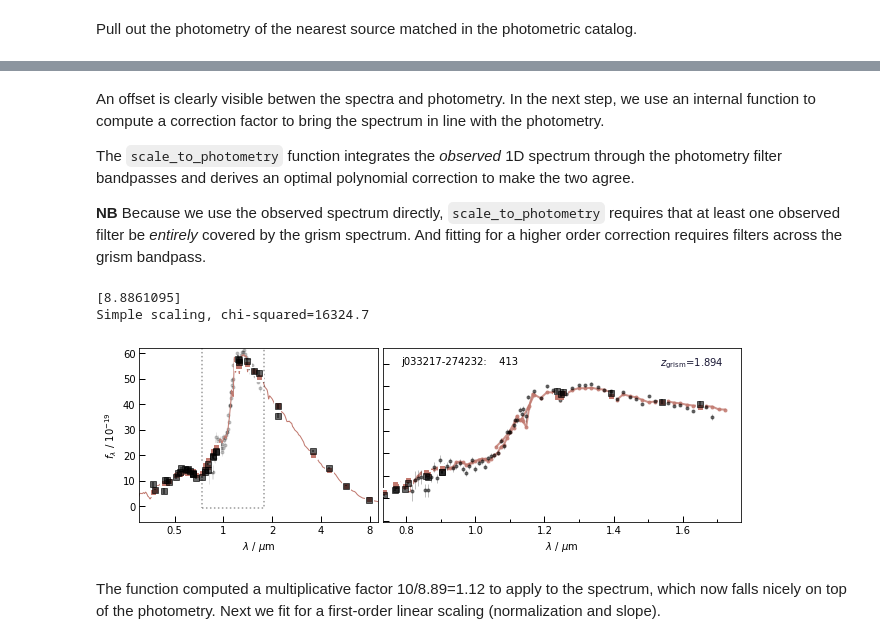
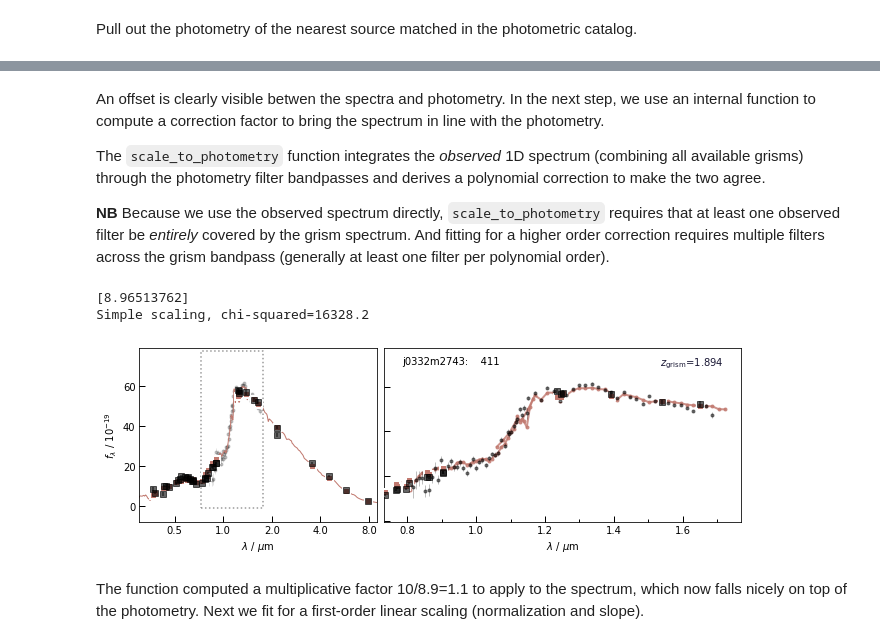
Before and after one commit to gbrammer/grizli, a Jupyter notebook: examples/Fit-with-Photometry.ipynb, the cells around one changed output, grey strips where cells are left out. Saved outputs shown, nothing was run; the diff lists cells and outputs as text; code cells hidden in the pictures.

```diff
--- a/examples/Fit-with-Photometry.ipynb
+++ b/examples/Fit-with-Photometry.ipynb
@@ -59,7 +60,7 @@ version = 'v4.1'
 params = {}
 params['CATALOG_FILE'] = '{0}_3dhst.{1}.cats/Catalog/{0}_3dhst.{1}.cat'.format(field, version)
 params['Z_STEP'] = 0.002
-params['Z_MAX'] = 4
+params['Z_MAX'] = 10
 
 params['MAIN_OUTPUT_FILE'] = '{0}_3dhst.{1}.eazypy'.format(field, version)
 params['PRIOR_FILTER'] = 205
@@ -111,7 +112,7 @@ t0 = args['t0']
 ##
 ## `zgrid` defaults to ez.zgrid, be explicit here to show you can
 ## change it.
-ep = photoz.EazyPhot(ez, grizli_templates=t0, zgrid=ez.zgrid)
+phot_obj = photoz.EazyPhot(ez, grizli_templates=t0, zgrid=ez.zgrid)
 # %% [output]
 Process template fsps/fsps_QSF_12_v3_nolines_001.dat.
 Process template fsps/fsps_QSF_12_v3_nolines_002.dat.
@@ -138,7 +139,7 @@ tab['ra'] = [53.0657456, 53.0624459]
 tab['dec'] = [-27.720518, -27.707018]
 
 # Internal grizli catalog
-gcat = utils.read_catalog('j033217-274232_phot.fits')
+gcat = utils.read_catalog('{0}_phot.fits'.format(root))
 
 idx, dr = gcat.match_to_catalog_sky(tab)
 source_ids = gcat['number'][idx]
@@ -200,7 +201,7 @@ mb = multifit.MultiBeam(beams_file, MW_EBV=args['MW_EBV'],
 Pull out the photometry of the nearest source matched in the photometric catalog.
 # %%
 # Generate the `phot` dictionary
-phot, ii, dd = ep.get_phot_dict(mb.ra, mb.dec)
+phot, ii, dd = phot_obj.get_phot_dict(mb.ra, mb.dec)
 label = "3DHST Catalog ID: {0}, dr={1:.2f}, zphot={2:.3f}"
 print(label.format(ez.cat['id'][ii], dd, ez.zbest[ii]))
 
@@ -267,29 +269,33 @@ No rescaling, chi-squared=16329.2
 # %% [markdown]
 An offset is clearly visible betwen the spectra and photometry.  In the next step, we use an internal function to compute a correction factor to bring the spectrum in line with the photometry.
 
-The `scale_to_photometry` function integrates the *observed* 1D spectrum through the photometry filter bandpasses and derives an optimal polynomial correction to make the two agree.
+The `scale_to_photometry` function integrates the *observed* 1D spectrum (combining all available grisms) through the photometry filter bandpasses and derives a polynomial correction to make the two agree.
 
-**NB** Because we use the observed spectrum directly, `scale_to_photometry` requires that at least one observed filter be *entirely* covered by the grism spectrum.  And fitting for a higher order correction requires filters across the grism bandpass.
+**NB** Because we use the observed spectrum directly, `scale_to_photometry` requires that at least one observed filter be *entirely* covered by the grism spectrum.  And fitting for a higher order correction requires multiple filters across the grism bandpass (generally at least one filter per polynomial order).
 # %%
+# Reset scale parameter
+if hasattr(mb,'pscale'):
+    delattr(mb, 'pscale')
+
 # Template rescaling, simple multiplicative factor
 scl = mb.scale_to_photometry(order=0)
 
 # has funny units of polynomial coefficients times 10**power,
 # see `grizli.fitting.GroupFitter.compute_scale_array`
 # Scale value is the inverse, so, e.g.,
 # scl.x = [8.89] means scale the grism spectrum by 10/8.89=1.12
 print(scl.x)
 
 mb.pscale = scl.x
 
 # Redo template fit
 tfit = mb.template_at_z(z=z_phot)
 print('Simple scaling, chi-squared={0:.1f}'.format(tfit['chi2']))
 fig = fitting.full_sed_plot(mb, tfit, zfit=None, bin=4)
 # %% [output]
-[8.8861095]
-Simple scaling, chi-squared=16324.7
+[8.96513762]
+Simple scaling, chi-squared=16328.2
-[figure, old version]
+[figure, new version]
 # %% [markdown]
-The function computed a multiplicative factor 10/8.89=1.12 to apply to the spectrum, which now falls nicely on top of the photometry.  Next we fit for a first-order linear scaling (normalization and slope).
+The function computed a multiplicative factor 10/8.9=1.1 to apply to the spectrum, which now falls nicely on top of the photometry.  Next we fit for a first-order linear scaling (normalization and slope).
 # %%
```
Also changed, not shown: parts of 25 cells of this notebook, 1 other file.
